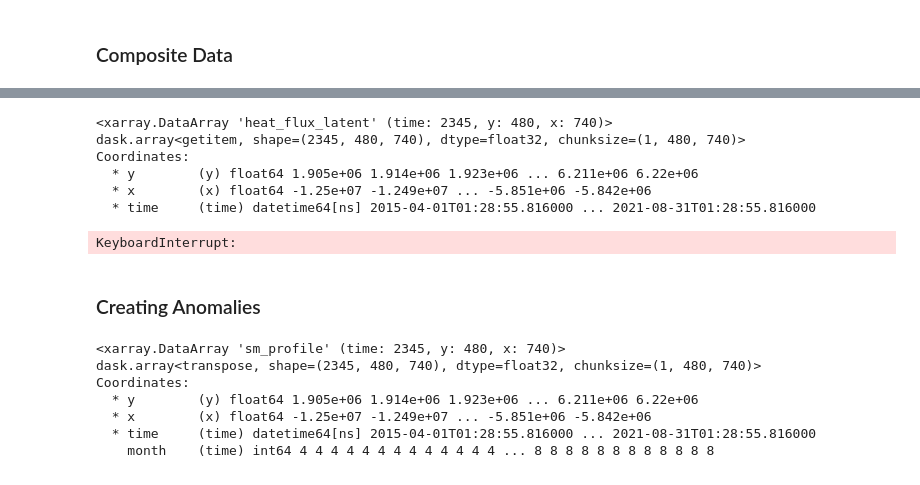
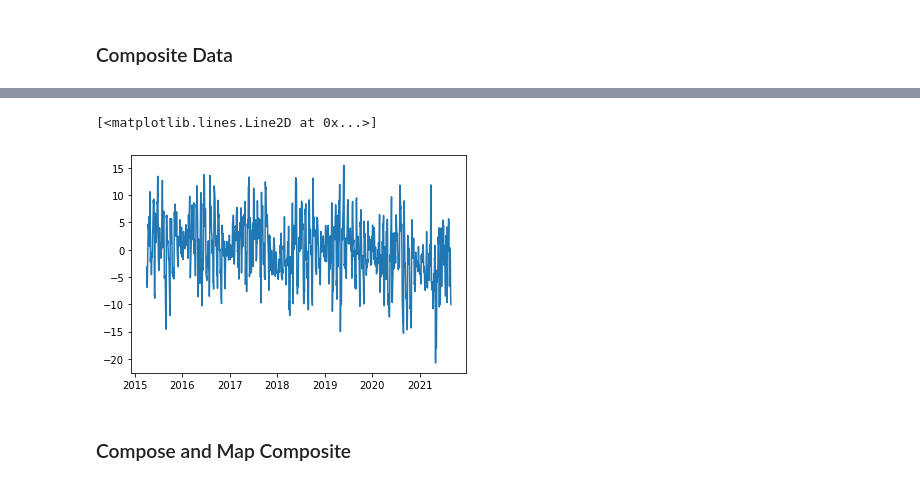
Before and after one commit to BDavis39/CLIM680, a Jupyter notebook: CLIM680_Assignments.ipynb, the cells around one changed output, grey strips where cells are left out. Saved outputs shown, nothing was run; the diff lists cells and outputs as text; code cells hidden in the pictures.

```diff
--- a/CLIM680_Assignments.ipynb
+++ b/CLIM680_Assignments.ipynb
@@ -523,9 +584,0 @@ Text(0.5, 0.96, 'Average Latent Heat Flux (2015-2021)from SMAP L4')
-# %%
-ds3['heat_flux_latent']
-# %% [output]
-<xarray.DataArray 'heat_flux_latent' (time: 2345, y: 480, x: 740)>
-dask.array<getitem, shape=(2345, 480, 740), dtype=float32, chunksize=(1, 480, 740)>
-Coordinates:
-  * y        (y) float64 1.905e+06 1.914e+06 1.923e+06 ... 6.211e+06 6.22e+06
-  * x        (x) float64 -1.25e+07 -1.249e+07 ... -5.851e+06 -5.842e+06
-  * time     (time) datetime64[ns] 2015-04-01T01:28:55.816000 ... 2021-08-31T01:28:55.816000
@@ -538,27 +585,25 @@ TmLHF=ds3['heat_flux_latent'].where(np.logical_and(ds3['heat_flux_latent']>31,
-# %%
-print('El Nino: ',TrLHF.count(dim='time').values)
-print('Neutral: ',DrLHF.count(dim='time').values)
-print('La Nina: ',TmLHF.count(dim='time').values)
-# %% [output]
-KeyboardInterrupt:
-# %% [markdown]
-### Creating Anomalies
 # %%
-#First create anomolies for index
-ET_index=ds3['heat_flux_latent'].mean(dim=['x','y'])
-ET_climo=ET_index.groupby('time.month').mean()
-ET_anoms=ET_index.groupby('time.month')-ET_climo
-ET_3m_index=ET_anoms.rolling(time=3,center=True).mean().dropna(dim='time')
+#First create anomalies for index
+ET_index=ds3['heat_flux_latent'].mean(dim=['x','y']).load()
+ET_climo=ET_index.groupby('time.month').mean().load()
+ET_anoms=ET_index.groupby('time.month')-ET_climo.load()
+ET_3m_index=ET_anoms.rolling(time=3,center=True).mean().dropna(dim='time').load()
+
+#Hardcode thresholds
+TrLHF=ET_3m_index.where(ET_3m_index>=33).load()
+DrLHF=ET_3m_index.where(ET_3m_index<=-18).load()
+TmLHF=ET_3m_index.where(np.logical_and(ET_3m_index>-18,
+                                              ET_3m_index<33)).load()
+# %%
+plt.plot(ET_3m_index['time'],ET_3m_index)
+# %% [output]
+[<matplotlib.lines.Line2D at 0x...>]
+[figure, added]
 # %%
-# Create anomolies for the soil moisture profile
-sm_climo=ds3['sm_profile'].groupby('time.month').mean()
-sm_anoms=ds3['sm_profile'].groupby('time.month')-sm_climo
+# Create anomalies for the soil moisture profile
+sm_climo=ds3['sm_profile'].groupby('time.month').mean().load()
+sm_anoms=ds3['sm_profile'].groupby('time.month')-sm_climo.load()
+sm_anoms = sm_anoms.assign_coords(lon=(ds3['cell_lon']), lat=(ds3['cell_lat'])).load()
 sm_anoms
-# %% [output]
-<xarray.DataArray 'sm_profile' (time: 2345, y: 480, x: 740)>
-dask.array<transpose, shape=(2345, 480, 740), dtype=float32, chunksize=(1, 480, 740)>
-Coordinates:
-  * y        (y) float64 1.905e+06 1.914e+06 1.923e+06 ... 6.211e+06 6.22e+06
-  * x        (x) float64 -1.25e+07 -1.249e+07 ... -5.851e+06 -5.842e+06
-  * time     (time) datetime64[ns] 2015-04-01T01:28:55.816000 ... 2021-08-31T01:28:55.816000
-    month    (time) int64 4 4 4 4 4 4 4 4 4 4 4 4 4 ... 8 8 8 8 8 8 8 8 8 8 8 8
+# %% [markdown]
+### Compose and Map Composite
```
Also changed, not shown: parts of 27 cells of this notebook, 2 other files.
